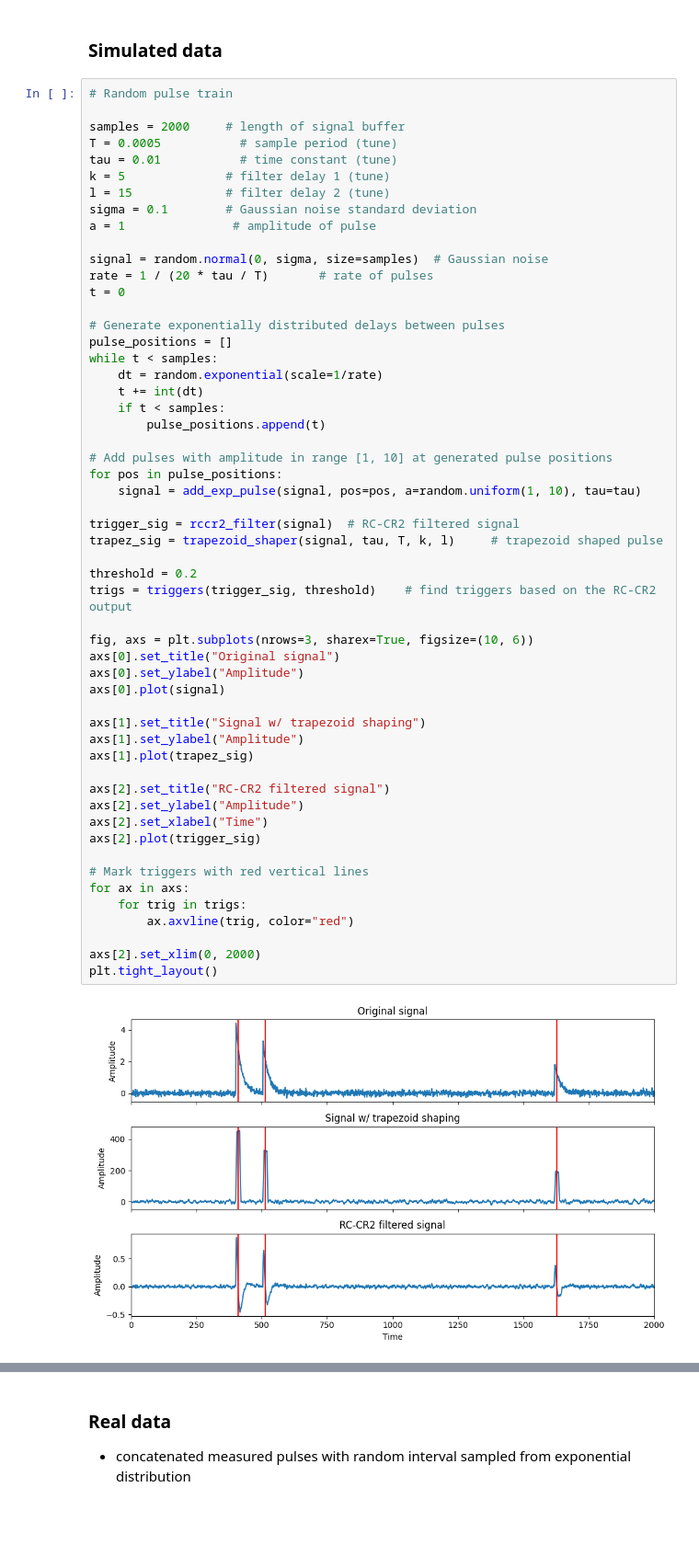
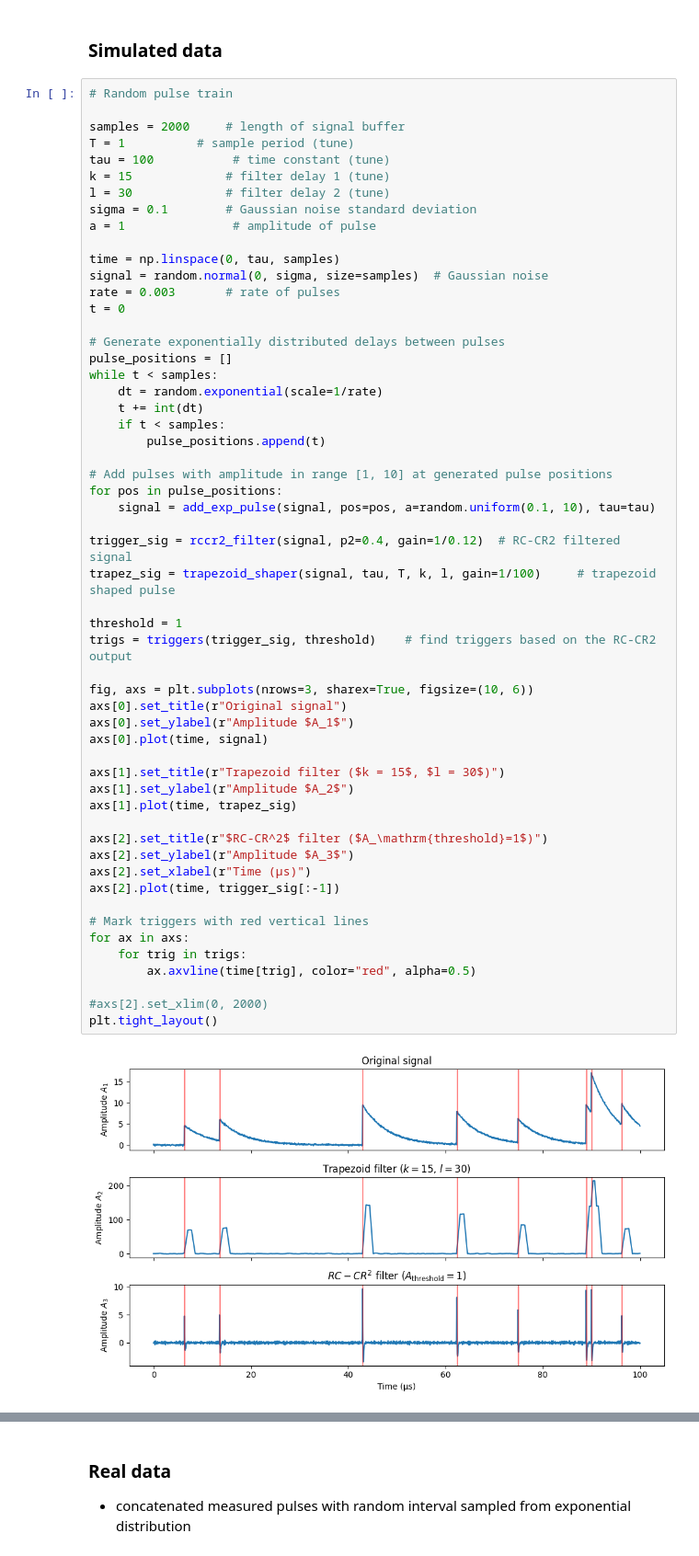
Before and after one commit to sleepythessu/Space-Instrumentation, a Jupyter notebook: filter_simulation.ipynb, the cells around one changed output, grey strips where cells are left out. Shown at 92% size. Drawn from its saved outputs; the diff is of its cells as text; blank space fills up the shorter version.

```diff
--- a/filter_simulation.ipynb
+++ b/filter_simulation.ipynb
@@ -165,56 +171,57 @@ Text(0, 0.5, 'N')
 # Random pulse train
 
 samples = 2000     # length of signal buffer
-T = 0.0005           # sample period (tune)
-tau = 0.01           # time constant (tune)
-k = 5              # filter delay 1 (tune)
-l = 15             # filter delay 2 (tune)
+T = 1          # sample period (tune)
+tau = 100           # time constant (tune)
+k = 15             # filter delay 1 (tune)
+l = 30             # filter delay 2 (tune)
 sigma = 0.1        # Gaussian noise standard deviation
 a = 1               # amplitude of pulse
 
+time = np.linspace(0, tau, samples)
 signal = random.normal(0, sigma, size=samples)  # Gaussian noise
-rate = 1 / (20 * tau / T)       # rate of pulses
+rate = 0.003       # rate of pulses
 t = 0
 
 # Generate exponentially distributed delays between pulses
 pulse_positions = []
 while t < samples:
     dt = random.exponential(scale=1/rate)
     t += int(dt)
     if t < samples:
         pulse_positions.append(t)
 
 # Add pulses with amplitude in range [1, 10] at generated pulse positions
 for pos in pulse_positions:
-    signal = add_exp_pulse(signal, pos=pos, a=random.uniform(1, 10), tau=tau)
+    signal = add_exp_pulse(signal, pos=pos, a=random.uniform(0.1, 10), tau=tau)
 
-trigger_sig = rccr2_filter(signal)  # RC-CR2 filtered signal
-trapez_sig = trapezoid_shaper(signal, tau, T, k, l)     # trapezoid shaped pulse
+trigger_sig = rccr2_filter(signal, p2=0.4, gain=1/0.12)  # RC-CR2 filtered signal
+trapez_sig = trapezoid_shaper(signal, tau, T, k, l, gain=1/100)     # trapezoid shaped pulse
 
-threshold = 0.2
+threshold = 1
 trigs = triggers(trigger_sig, threshold)    # find triggers based on the RC-CR2 output
 
 fig, axs = plt.subplots(nrows=3, sharex=True, figsize=(10, 6))
-axs[0].set_title("Original signal")
-axs[0].set_ylabel("Amplitude")
-axs[0].plot(signal)
+axs[0].set_title(r"Original signal")
+axs[0].set_ylabel(r"Amplitude $A_1$")
+axs[0].plot(time, signal)
 
-axs[1].set_title("Signal w/ trapezoid shaping")
-axs[1].set_ylabel("Amplitude")
-axs[1].plot(trapez_sig)
+axs[1].set_title(r"Trapezoid filter ($k = 15$, $l = 30$)")
+axs[1].set_ylabel(r"Amplitude $A_2$")
+axs[1].plot(time, trapez_sig)
 
-axs[2].set_title("RC-CR2 filtered signal")
-axs[2].set_ylabel("Amplitude")
-axs[2].set_xlabel("Time")
-axs[2].plot(trigger_sig)
+axs[2].set_title(r"$RC-CR^2$ filter ($A_\mathrm{threshold}=1$)")
+axs[2].set_ylabel(r"Amplitude $A_3$")
+axs[2].set_xlabel(r"Time (µs)")
+axs[2].plot(time, trigger_sig[:-1])
 
 # Mark triggers with red vertical lines
 for ax in axs:
     for trig in trigs:
-        ax.axvline(trig, color="red")
+        ax.axvline(time[trig], color="red", alpha=0.5)
 
-axs[2].set_xlim(0, 2000)
+#axs[2].set_xlim(0, 2000)
 plt.tight_layout()
 # %% [output]
-[figure, old version]
+[figure, new version]
 # %%
```
Also changed, not shown: parts of 13 cells of this notebook.
